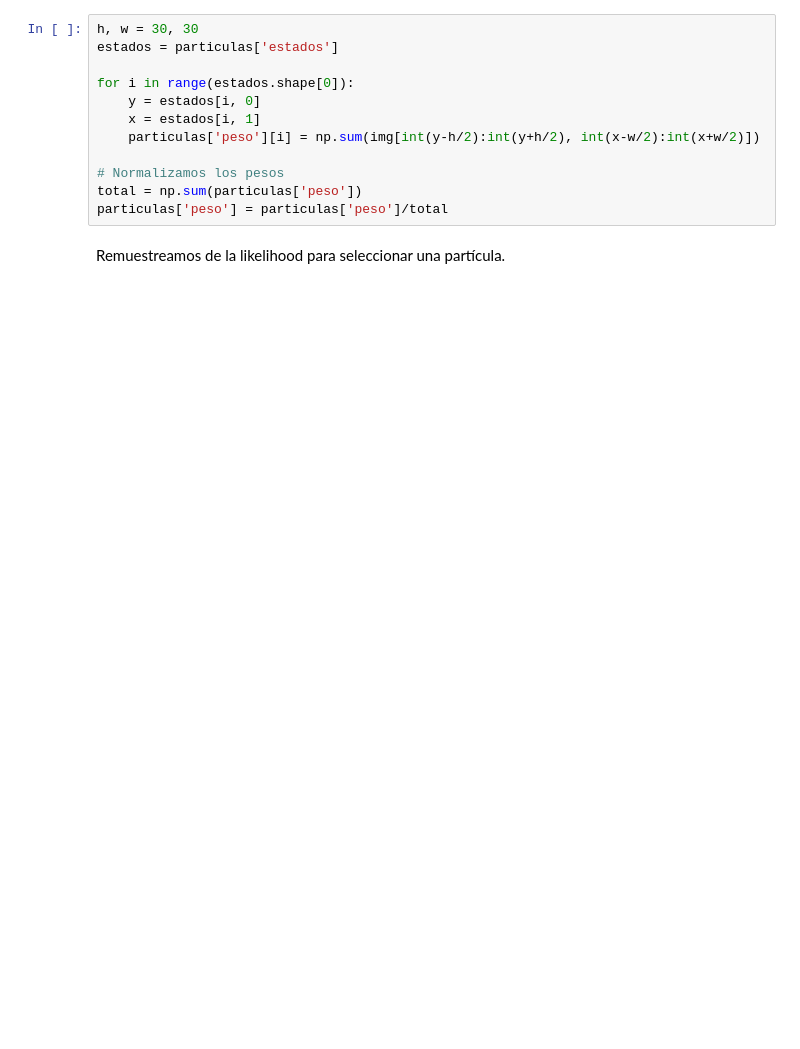
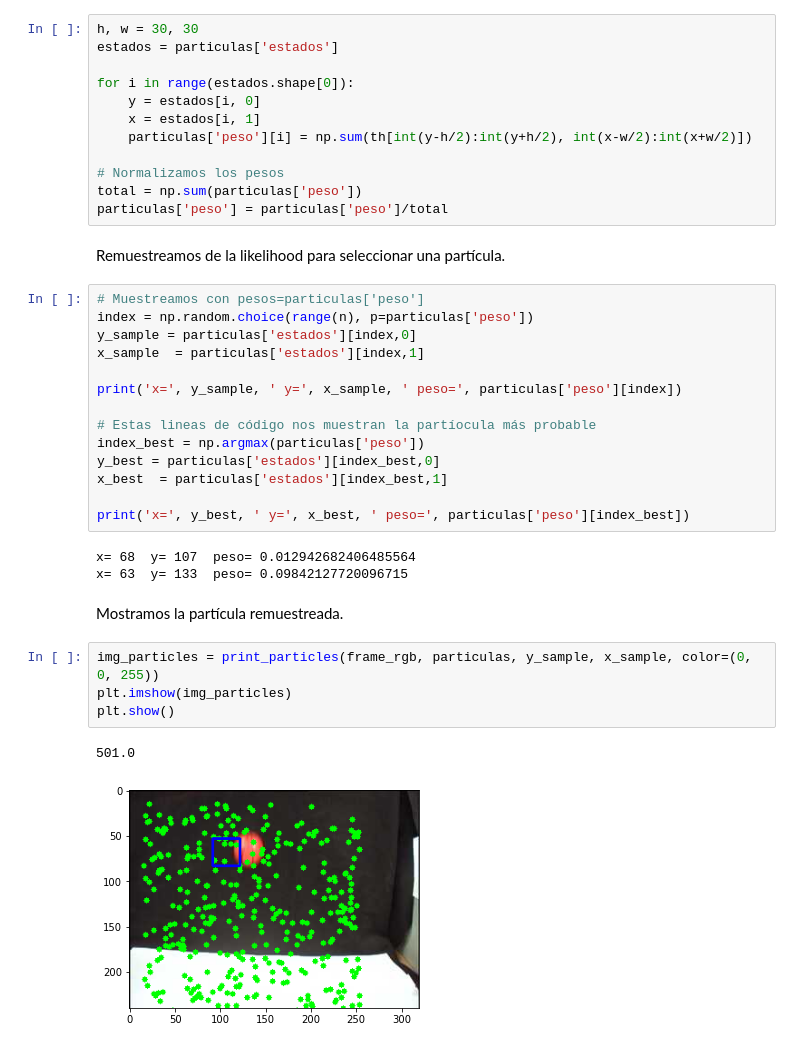
Before and after one commit to SergioHdezG/ParticleFilterVisualTracking, a Jupyter notebook: particle_filter_tracking.ipynb, the cells around one changed output. Drawn from its saved outputs; the diff is of its cells as text; blank space fills up the shorter version.

```diff
--- a/particle_filter_tracking.ipynb
+++ b/particle_filter_tracking.ipynb
@@ -150,10 +89,36 @@ estados = particulas['estados']
 for i in range(estados.shape[0]):
     y = estados[i, 0]
     x = estados[i, 1]
-    particulas['peso'][i] = np.sum(img[int(y-h/2):int(y+h/2), int(x-w/2):int(x+w/2)])
+    particulas['peso'][i] = np.sum(th[int(y-h/2):int(y+h/2), int(x-w/2):int(x+w/2)])
 
 # Normalizamos los pesos
 total = np.sum(particulas['peso'])
 particulas['peso'] = particulas['peso']/total
 # %% [markdown]
 Remuestreamos de la likelihood para seleccionar una partícula.
+# %%
+# Muestreamos con pesos=particulas['peso']
+index = np.random.choice(range(n), p=particulas['peso'])
+y_sample = particulas['estados'][index,0]
+x_sample  = particulas['estados'][index,1]
+
+print('x=', y_sample, ' y=', x_sample, ' peso=', particulas['peso'][index])
+
+# Estas lineas de código nos muestran la partíocula más probable
+index_best = np.argmax(particulas['peso'])
+y_best = particulas['estados'][index_best,0]
+x_best  = particulas['estados'][index_best,1]
+
+print('x=', y_best, ' y=', x_best, ' peso=', particulas['peso'][index_best])
+# %% [output]
+x= 68  y= 107  peso= 0.012942682406485564
+x= 63  y= 133  peso= 0.09842127720096715
+# %% [markdown]
+Mostramos la partícula remuestreada.
+# %%
+img_particles = print_particles(frame_rgb, particulas, y_sample, x_sample, color=(0, 0, 255))
+plt.imshow(img_particles)
+plt.show()
+# %% [output]
+501.0
+[figure, added]
```
Also changed, not shown: parts of 28 cells of this notebook, 1 other file.
